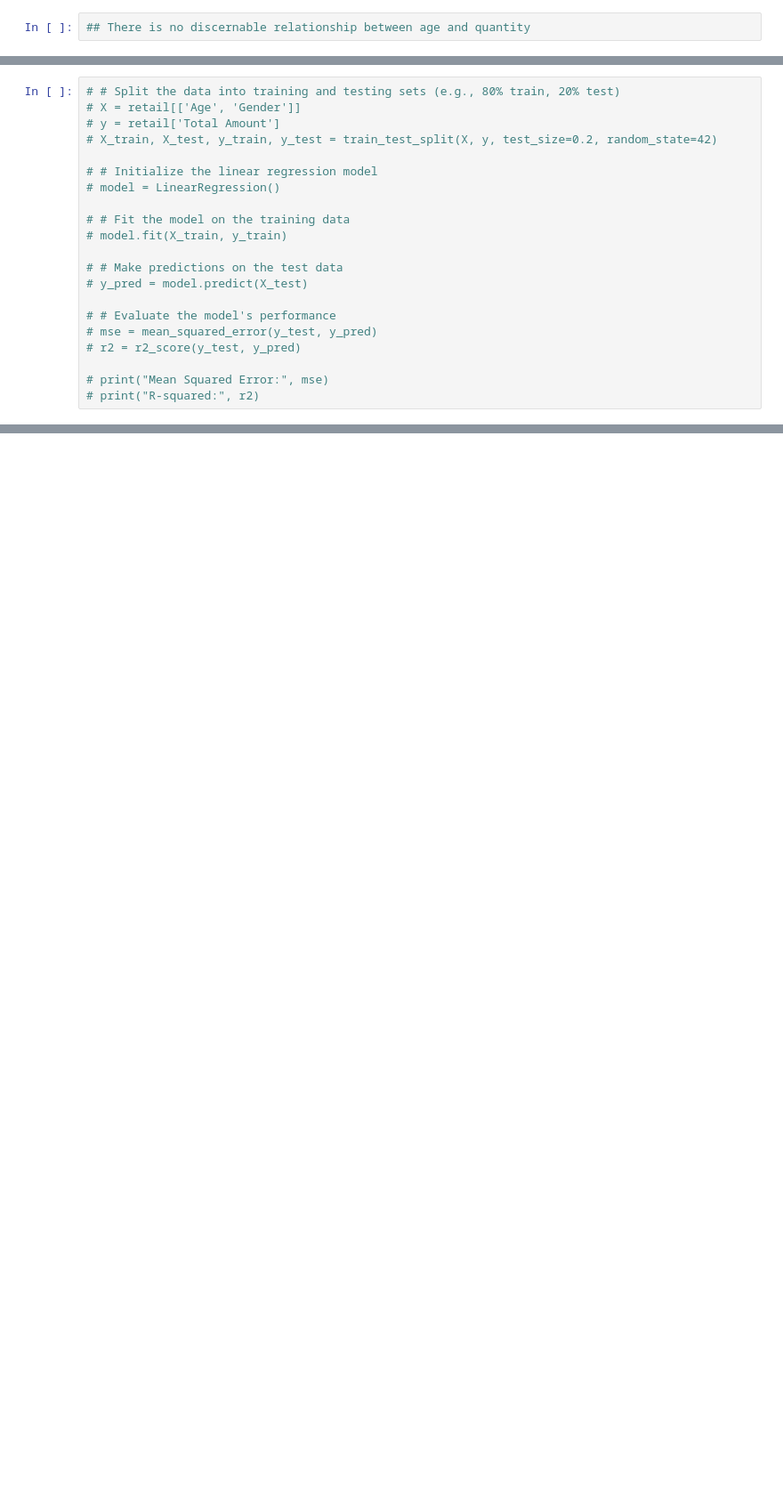
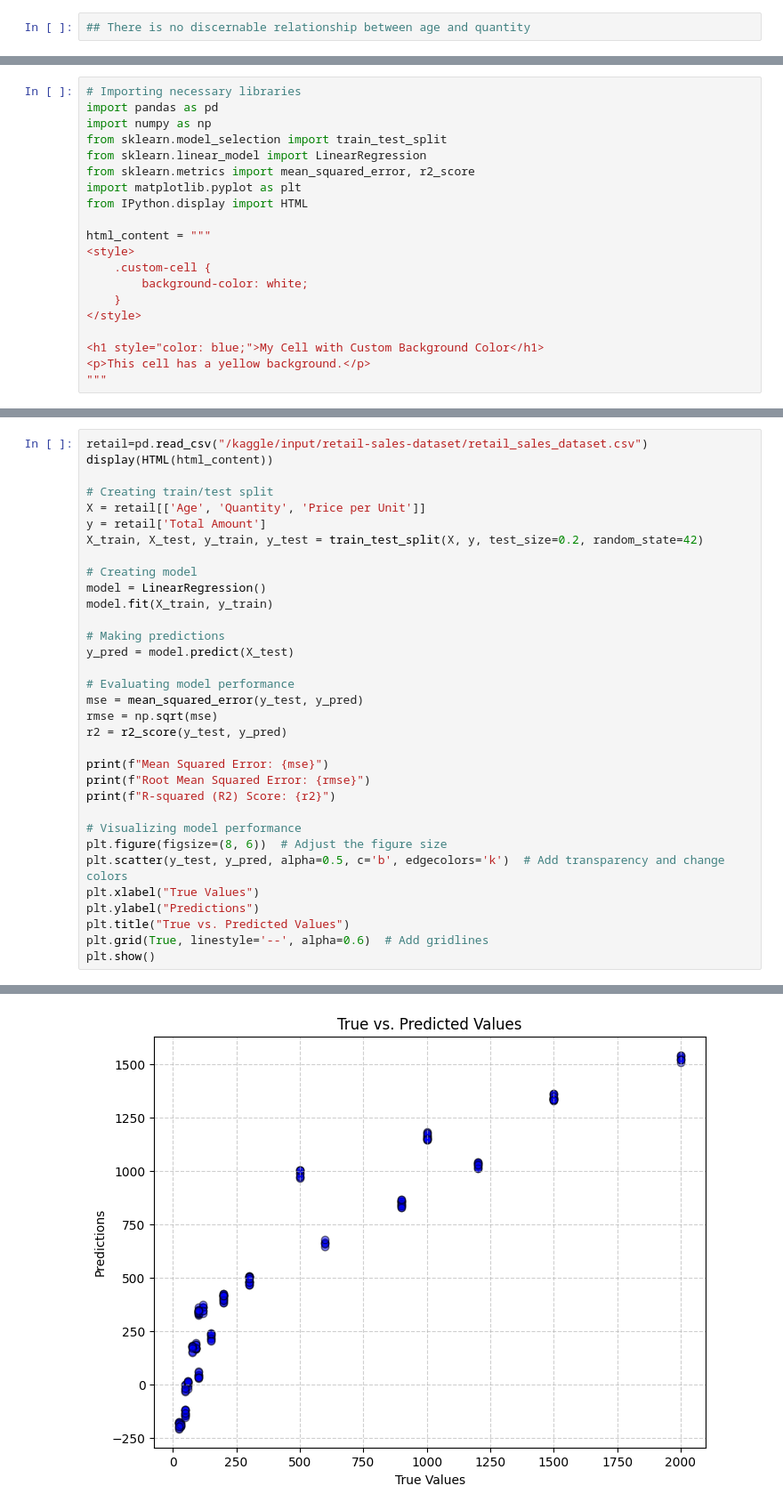
Before and after one commit to bdupey/DATA445-Machine_Learning, a Jupyter notebook: data445-kaggle-project-2.ipynb, the cells around one changed output, grey strips where cells are left out. Shown at 89% size. Drawn from its saved outputs; the diff is of its cells as text; blank space fills up the shorter version.

Commit message:
Kaggle Notebook | DATA445-Kaggle_Project_2 | Version 6

```diff
--- a/data445-kaggle-project-2.ipynb
+++ b/data445-kaggle-project-2.ipynb
@@ -183,0 +157,20 @@ plt.show()
+# %%
+# Importing necessary libraries
+import pandas as pd
+import numpy as np
+from sklearn.model_selection import train_test_split
+from sklearn.linear_model import LinearRegression
+from sklearn.metrics import mean_squared_error, r2_score
+import matplotlib.pyplot as plt
+from IPython.display import HTML
+
+html_content = """
+<style>
+    .custom-cell {
+        background-color: white;
+    }
+</style>
+
+<h1 style="color: blue;">My Cell with Custom Background Color</h1>
+<p>This cell has a yellow background.</p>
+"""
@@ -184,21 +179,34 @@ plt.show()
 # %%
-# # Split the data into training and testing sets (e.g., 80% train, 20% test)
-# X = retail[['Age', 'Gender']]
-# y = retail['Total Amount']
-# X_train, X_test, y_train, y_test = train_test_split(X, y, test_size=0.2, random_state=42)
+retail=pd.read_csv("/kaggle/input/retail-sales-dataset/retail_sales_dataset.csv")
+display(HTML(html_content))
 
-# # Initialize the linear regression model
-# model = LinearRegression()
+# Creating train/test split
+X = retail[['Age', 'Quantity', 'Price per Unit']]
+y = retail['Total Amount']
+X_train, X_test, y_train, y_test = train_test_split(X, y, test_size=0.2, random_state=42)
 
-# # Fit the model on the training data
-# model.fit(X_train, y_train)
+# Creating model
+model = LinearRegression()
+model.fit(X_train, y_train)
 
-# # Make predictions on the test data
-# y_pred = model.predict(X_test)
+# Making predictions
+y_pred = model.predict(X_test)
 
-# # Evaluate the model's performance
-# mse = mean_squared_error(y_test, y_pred)
-# r2 = r2_score(y_test, y_pred)
+# Evaluating model performance
+mse = mean_squared_error(y_test, y_pred)
+rmse = np.sqrt(mse)
+r2 = r2_score(y_test, y_pred)
 
-# print("Mean Squared Error:", mse)
-# print("R-squared:", r2)
+print(f"Mean Squared Error: {mse}")
+print(f"Root Mean Squared Error: {rmse}")
+print(f"R-squared (R2) Score: {r2}")
+
+# Visualizing model performance
+plt.figure(figsize=(8, 6))  # Adjust the figure size
+plt.scatter(y_test, y_pred, alpha=0.5, c='b', edgecolors='k')  # Add transparency and change colors
+plt.xlabel("True Values")
+plt.ylabel("Predictions")
+plt.title("True vs. Predicted Values")
+plt.grid(True, linestyle='--', alpha=0.6)  # Add gridlines
+plt.show()
+# %% [output]
@@ -204,0 +217 @@ plt.show()
+[figure, added]
```
Also changed, not shown: parts of 18 cells of this notebook.
